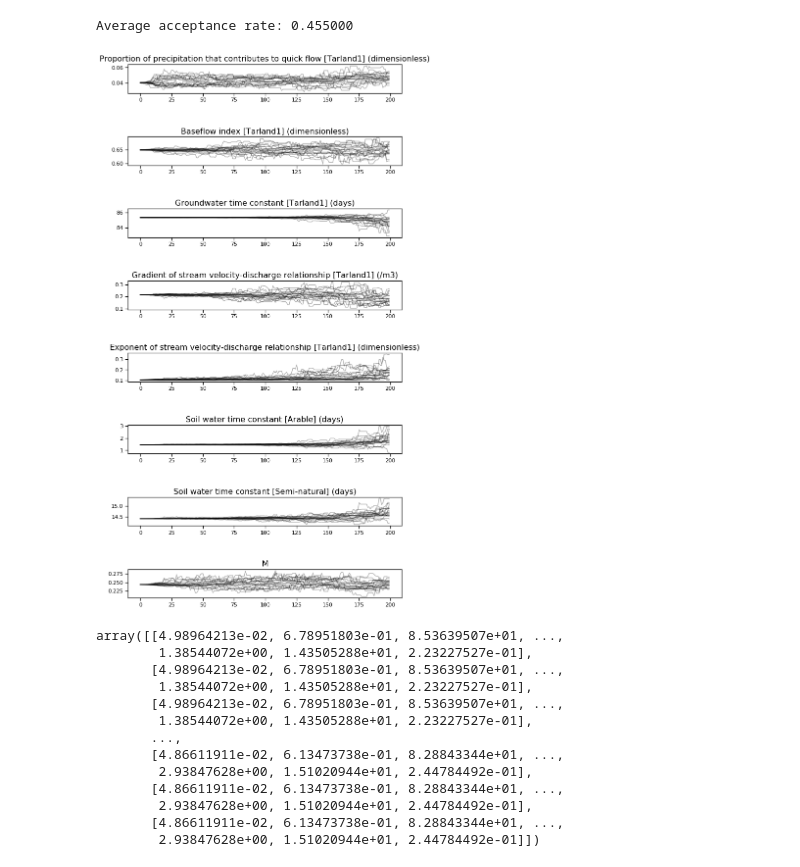
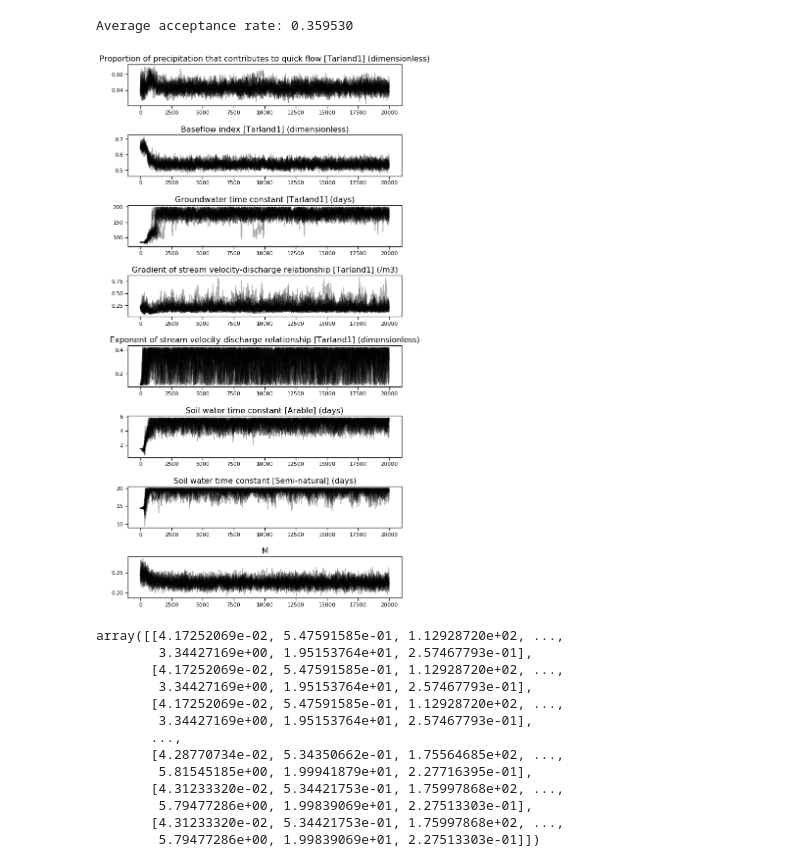
Before and after one commit to Maginor/INCABuilder, a Jupyter notebook: PythonWrapper/simplyp_emcee.ipynb, the cells around one changed output. Cells and saved outputs as stored; diff of their text form; code cells hidden in the pictures.

Commit message:
Ran longer emcee run

```diff
--- a/PythonWrapper/simplyp_emcee.ipynb
+++ b/PythonWrapper/simplyp_emcee.ipynb
@@ -2,9 +2,9 @@
 %matplotlib inline
 import matplotlib.pyplot as plt, seaborn as sn, emcee, corner, mpld3
 import inca
+from inca_calibration import *
 import numpy as np
 from scipy.stats import norm
-from inca_calibration import *
 from IPython import parallel
 #c = parallel.Client()
 #view = c.load_balanced_view()
@@ -56,13 +56,15 @@ calibration = [
 
 labels_short = [r'$f_{quick}$', r'$\beta$', r'$T_g$', r'$a$', r'$b$', r'$T_s[A]$', r'$T_s[S]$']
 
-initial_guess = default_initial_guess(dataset, calibration)    #NOTE: This reads the initial guess that was provided by the parameter file.
-initial_guess.append(0.243586)
+#NOTE: This reads the initial guess that was provided by the parameter file.
+initial_guess = default_initial_guess(dataset, calibration)
+initial_guess.append(0.243586) # This is the initial M.
 
 min = [0.25 * x for x in initial_guess]
 max = [4.0 * x for x in initial_guess]
 
-constrain_min_max(dataset, calibration, min, max) #NOTE: Constrain to the min and max values recommended by the model in case we made our bounds too wide.
+#NOTE: Constrain to the min and max values recommended by the model in case we made our bounds too wide.
+constrain_min_max(dataset, calibration, min, max)
 
 skiptimesteps = 50   # Skip these many of the first timesteps in the objective evaluation
 
@@ -96,47 +98,47 @@ def run_emcee2(dataset, min, max, initial_guess, calibration, objective, n_walk,
     pos, prob, state = sampler.run_mcmc(starting_guesses, n_steps)
 
     print('\nAverage acceptance rate: %f' % np.mean(sampler.acceptance_fraction))
 
     labels_short.append(r'M')
 
     param_labels = ['%s [%s] (%s)' % (cal[0], ', '.join(cal[1]), dataset.get_parameter_unit(cal[0]))
                     for cal in calibration]
     param_labels.append('M')
 
     fig, axes = plt.subplots(nrows=n_dim, ncols=1, figsize=(10, 20))
     for idx, title in enumerate(param_labels):
         axes[idx].plot(sampler.chain[:,:,idx].T, '-', color='k', alpha=0.3)
         axes[idx].set_title(title, fontsize=16)
-    plt.subplots_adjust(hspace=1.5)
+    plt.subplots_adjust(hspace=0.7)
     plt.show()
 
     samples = sampler.chain[:, n_burn:, :].reshape((-1, n_dim))
 
     # Triangle plot
     tri = corner.corner(samples,
                         labels=labels_short,
                         truths=truths,
                         quantiles=[0.025, 0.5, 0.975],
                         show_titles=True,
                         title_args={'fontsize': 24},
                         label_kwargs={'fontsize': 20})
 
     return samples
 
-run_emcee2(dataset, min, max, initial_guess, calibration, objective, n_walk=20, n_steps=200, n_burn=100)
+run_emcee2(dataset, min, max, initial_guess, calibration, objective, n_walk=20, n_steps=20000, n_burn=1000)
 # %% [output]
-Average acceptance rate: 0.455000
+Average acceptance rate: 0.359530
-[figure, old version]
+[figure, new version]
-array([[4.98964213e-02, 6.78951803e-01, 8.53639507e+01, ...,
-        1.38544072e+00, 1.43505288e+01, 2.23227527e-01],
-       [4.98964213e-02, 6.78951803e-01, 8.53639507e+01, ...,
-        1.38544072e+00, 1.43505288e+01, 2.23227527e-01],
-       [4.98964213e-02, 6.78951803e-01, 8.53639507e+01, ...,
-        1.38544072e+00, 1.43505288e+01, 2.23227527e-01],
+array([[4.17252069e-02, 5.47591585e-01, 1.12928720e+02, ...,
+        3.34427169e+00, 1.95153764e+01, 2.57467793e-01],
+       [4.17252069e-02, 5.47591585e-01, 1.12928720e+02, ...,
+        3.34427169e+00, 1.95153764e+01, 2.57467793e-01],
+       [4.17252069e-02, 5.47591585e-01, 1.12928720e+02, ...,
+        3.34427169e+00, 1.95153764e+01, 2.57467793e-01],
        ...,
-       [4.86611911e-02, 6.13473738e-01, 8.28843344e+01, ...,
-        2.93847628e+00, 1.51020944e+01, 2.44784492e-01],
-       [4.86611911e-02, 6.13473738e-01, 8.28843344e+01, ...,
-        2.93847628e+00, 1.51020944e+01, 2.44784492e-01],
-       [4.86611911e-02, 6.13473738e-01, 8.28843344e+01, ...,
-        2.93847628e+00, 1.51020944e+01, 2.44784492e-01]])
+       [4.28770734e-02, 5.34350662e-01, 1.75564685e+02, ...,
+        5.81545185e+00, 1.99941879e+01, 2.27716395e-01],
+       [4.31233320e-02, 5.34421753e-01, 1.75997868e+02, ...,
+        5.79477286e+00, 1.99839069e+01, 2.27513303e-01],
+       [4.31233320e-02, 5.34421753e-01, 1.75997868e+02, ...,
+        5.79477286e+00, 1.99839069e+01, 2.27513303e-01]])
```
Also changed, not shown: parts of 1 cell of this notebook, 2 other files.
